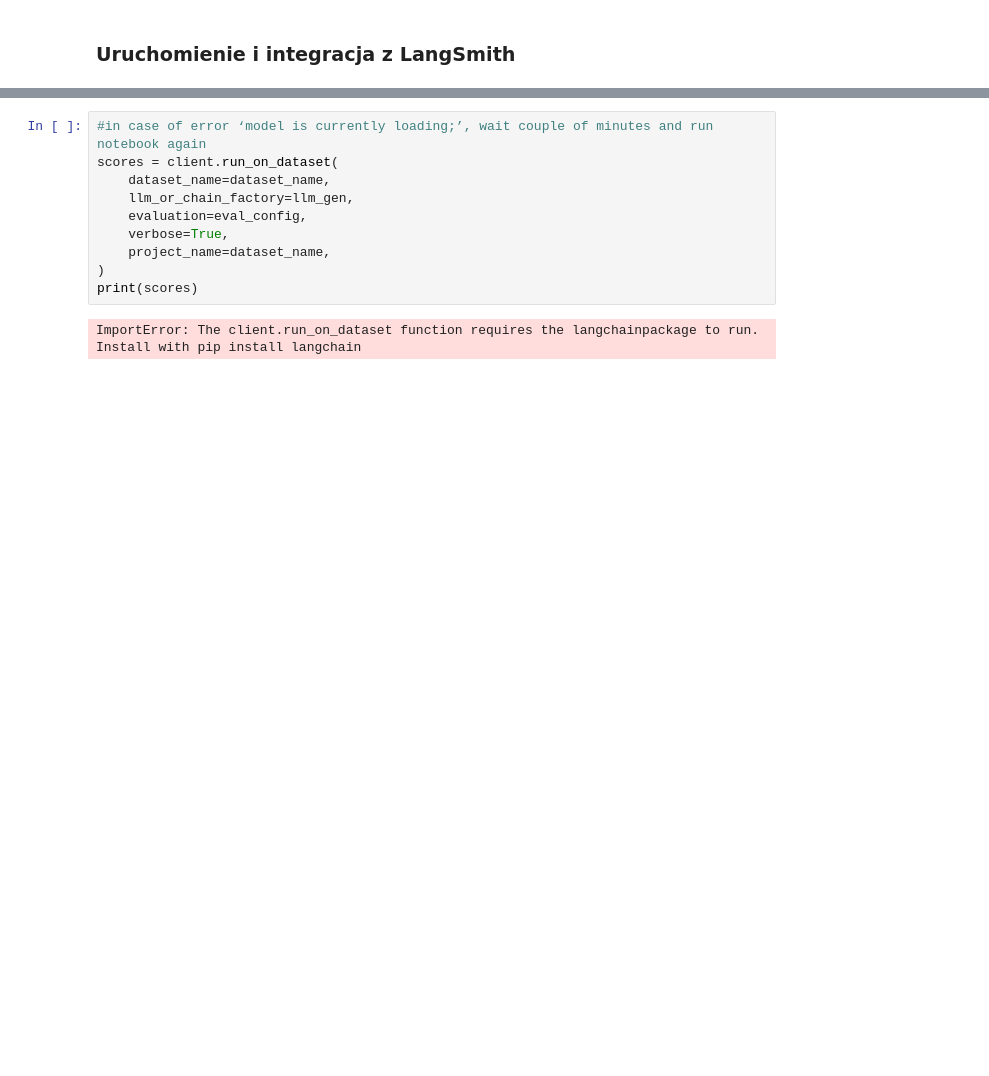
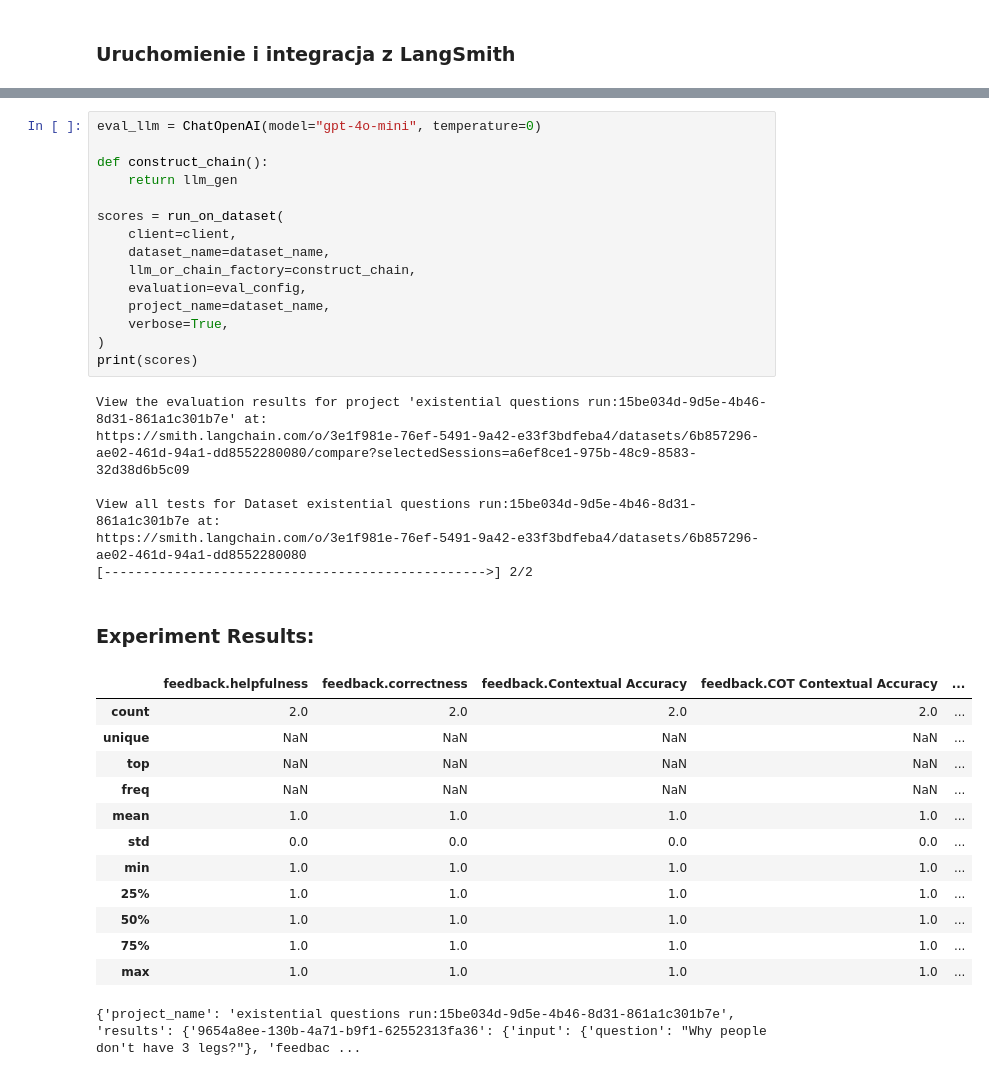
Before and after one commit to mzarnecki/course_llm_agent_apps_with_langchain_and_langgraph, a Jupyter notebook: notebooks/pl/6_3_Evaluation_criteria.ipynb, the cells around one changed output, grey strips where cells are left out. Drawn from its saved outputs; the diff is of its cells as text; blank space fills up the shorter version.

Commit message:
update criteria evaluation notebooks

```diff
--- a/notebooks/pl/6_3_Evaluation_criteria.ipynb
+++ b/notebooks/pl/6_3_Evaluation_criteria.ipynb
@@ -149,14 +153,37 @@ client.create_examples(
  'count': 2}
 # %%
-#in case of error ‘model is currently loading;’, wait couple of minutes and run notebook again
-scores = client.run_on_dataset(
+eval_llm = ChatOpenAI(model="gpt-4o-mini", temperature=0)
+
+def construct_chain():
+    return llm_gen
+
+scores = run_on_dataset(
+    client=client,
     dataset_name=dataset_name,
-    llm_or_chain_factory=llm_gen,
+    llm_or_chain_factory=construct_chain,
     evaluation=eval_config,
+    project_name=dataset_name,
     verbose=True,
-    project_name=dataset_name,
 )
 print(scores)
 # %% [output]
-ImportError: The client.run_on_dataset function requires the langchainpackage to run.
-Install with pip install langchain
+View the evaluation results for project 'existential questions run:15be034d-9d5e-4b46-8d31-861a1c301b7e' at:
+https://smith.langchain.com/o/3e1f981e-76ef-5491-9a42-e33f3bdfeba4/datasets/6b857296-ae02-461d-94a1-dd8552280080/compare?selectedSessions=a6ef8ce1-975b-48c9-8583-32d38d6b5c09
+
+View all tests for Dataset existential questions run:15be034d-9d5e-4b46-8d31-861a1c301b7e at:
+https://smith.langchain.com/o/3e1f981e-76ef-5491-9a42-e33f3bdfeba4/datasets/6b857296-ae02-461d-94a1-dd8552280080
+[------------------------------------------------->] 2/2
+Experiment Results:
+|  | feedback.helpfulness | feedback.correctness | feedback.Contextual Accuracy | feedback.COT Contextual Accuracy | ... |
+| count | 2.0 | 2.0 | 2.0 | 2.0 | ... |
+| unique | NaN | NaN | NaN | NaN | ... |
+| top | NaN | NaN | NaN | NaN | ... |
+| freq | NaN | NaN | NaN | NaN | ... |
+| mean | 1.0 | 1.0 | 1.0 | 1.0 | ... |
+| std | 0.0 | 0.0 | 0.0 | 0.0 | ... |
+| min | 1.0 | 1.0 | 1.0 | 1.0 | ... |
+| 25% | 1.0 | 1.0 | 1.0 | 1.0 | ... |
+| 50% | 1.0 | 1.0 | 1.0 | 1.0 | ... |
+| 75% | 1.0 | 1.0 | 1.0 | 1.0 | ... |
+| max | 1.0 | 1.0 | 1.0 | 1.0 | ... |
+{'project_name': 'existential questions run:15be034d-9d5e-4b46-8d31-861a1c301b7e', 'results': {'9654a8ee-130b-4a71-b9f1-62552313fa36': {'input': {'question': "Why people don't have 3 legs?"}, 'feedbac ...
```
Also changed, not shown: parts of 7 cells of this notebook, 1 other file.
